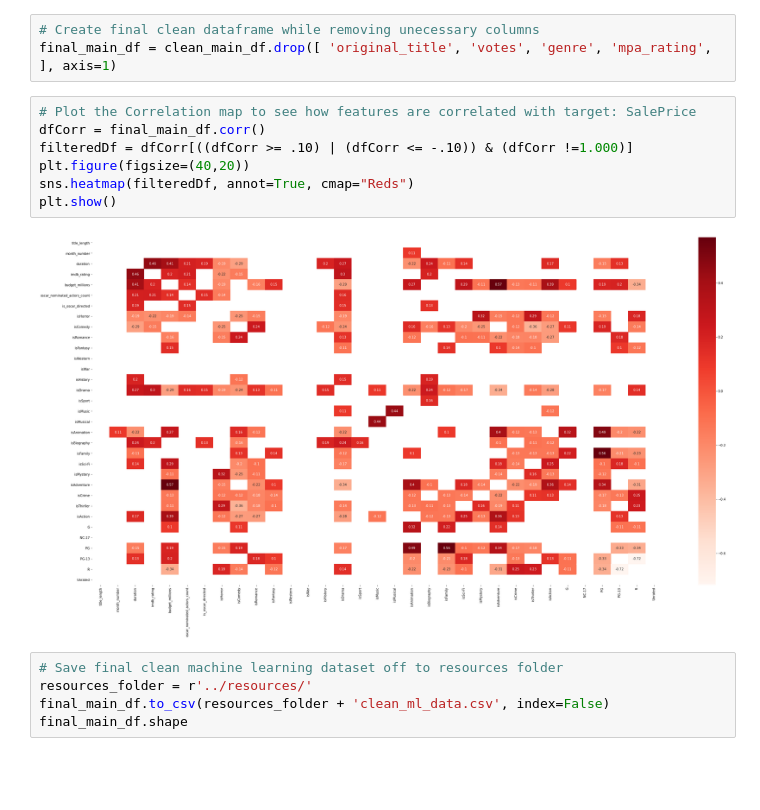
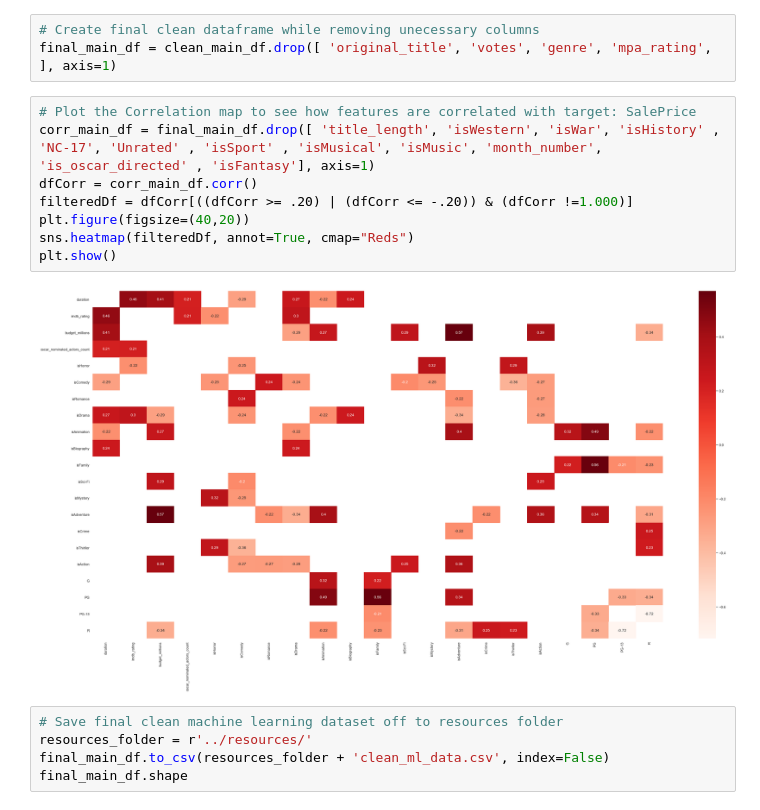
Before and after one commit to danielbrock4/Ratings_On_Demand, a Jupyter notebook: Jupyter_Notebook_Files/Predict_IMDB_Ratings_RidgeRegression.ipynb, the cells around one changed output. Saved outputs shown, nothing was run; the diff lists cells and outputs as text; blank space fills up the shorter version.

```diff
--- a/Jupyter_Notebook_Files/Predict_IMDB_Ratings_RidgeRegression.ipynb
+++ b/Jupyter_Notebook_Files/Predict_IMDB_Ratings_RidgeRegression.ipynb
@@ -107,13 +107,14 @@ df_titles = clean_main_df.filter(["original_title"], axis=1)
 final_main_df = clean_main_df.drop([ 'original_title', 'votes', 'genre', 'mpa_rating', ], axis=1)
 # %%
 # Plot the Correlation map to see how features are correlated with target: SalePrice
-dfCorr = final_main_df.corr()
-filteredDf = dfCorr[((dfCorr >= .10) | (dfCorr <= -.10)) & (dfCorr !=1.000)]
+corr_main_df = final_main_df.drop([ 'title_length', 'isWestern', 'isWar', 'isHistory' , 'NC-17', 'Unrated' , 'isSport' , 'isMusical', 'isMusic', 'month_number', 'is_oscar_directed' , 'isFantasy'], axis=1)
+dfCorr = corr_main_df.corr()
+filteredDf = dfCorr[((dfCorr >= .20) | (dfCorr <= -.20)) & (dfCorr !=1.000)]
 plt.figure(figsize=(40,20))
 sns.heatmap(filteredDf, annot=True, cmap="Reds")
 plt.show()
 # %% [output]
-[figure, old version]
+[figure, new version]
 # %%
 # Save final clean machine learning dataset off to resources folder
 resources_folder = r'../resources/'
```
Also changed, not shown: parts of 16 cells of this notebook, 1 other file.
